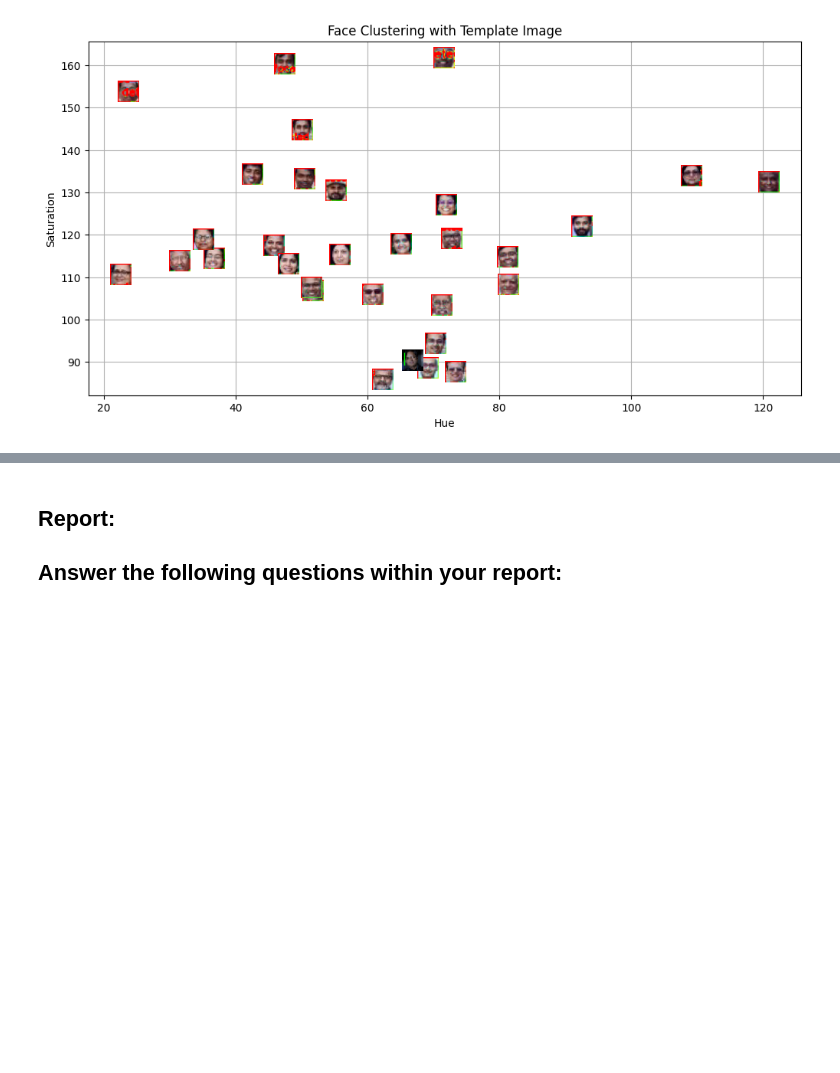
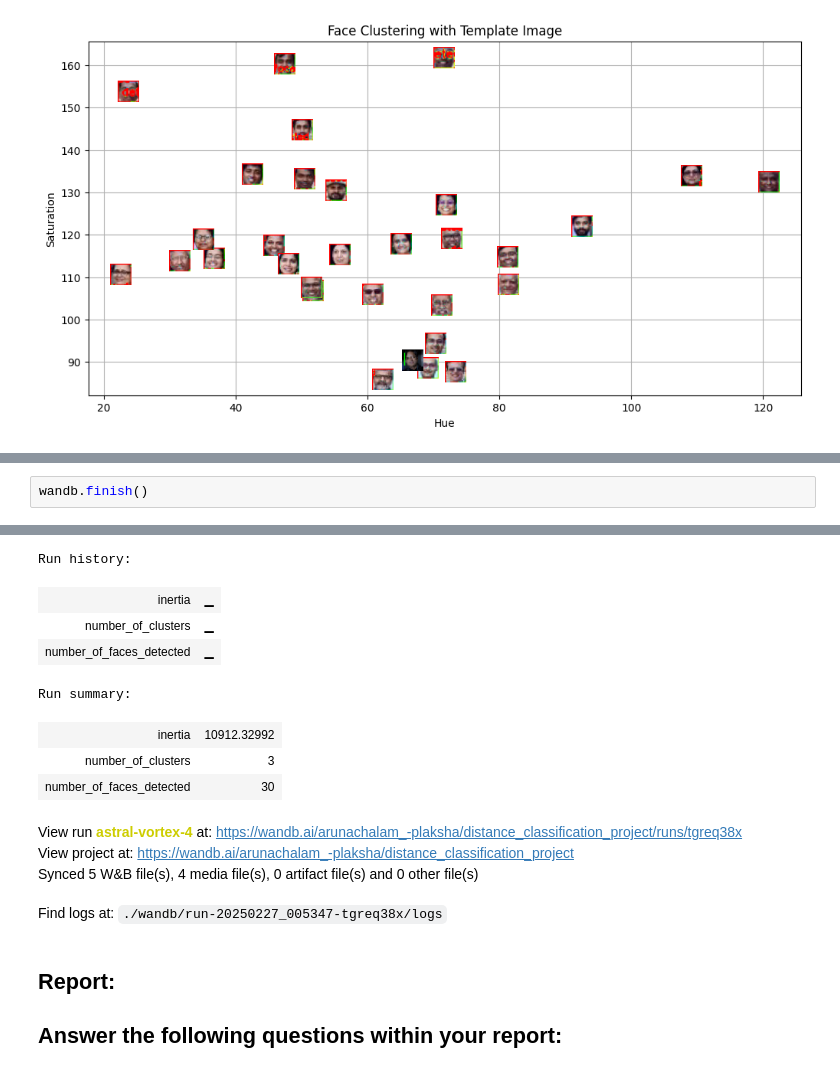
Before and after one commit to donboose/distance_classification, a Jupyter notebook: Lab 5-Spring 2025.ipynb, the cells around one changed output, grey strips where cells are left out. Cells and saved outputs as stored; diff of their text form; blank space fills up the shorter version.

```diff
--- a/Lab 5-Spring 2025.ipynb
+++ b/Lab 5-Spring 2025.ipynb
@@ -244,0 +276,3 @@ plt.show()
+# %%
+wandb.finish()
+# %% [output]
@@ -245,3 +280,15 @@ plt.show()
+Run history:
+| inertia | ▁ |
+| number_of_clusters | ▁ |
+| number_of_faces_detected | ▁ |
+Run summary:
+| inertia | 10912.32992 |
+| number_of_clusters | 3 |
+| number_of_faces_detected | 30 |
+View run astral-vortex-4 at: https://wandb.ai/arunachalam_-plaksha/distance_classification_project/runs/tgreq38x
+View project at: https://wandb.ai/arunachalam_-plaksha/distance_classification_project
+Synced 5 W&B file(s), 4 media file(s), 0 artifact file(s) and 0 other file(s)
+Find logs at: ./wandb/run-20250227_005347-tgreq38x/logs
 # %% [markdown]
 ## Report:
 ## Answer the following questions within your report:
```
Also changed, not shown: parts of 7 cells of this notebook, 46 other files.
